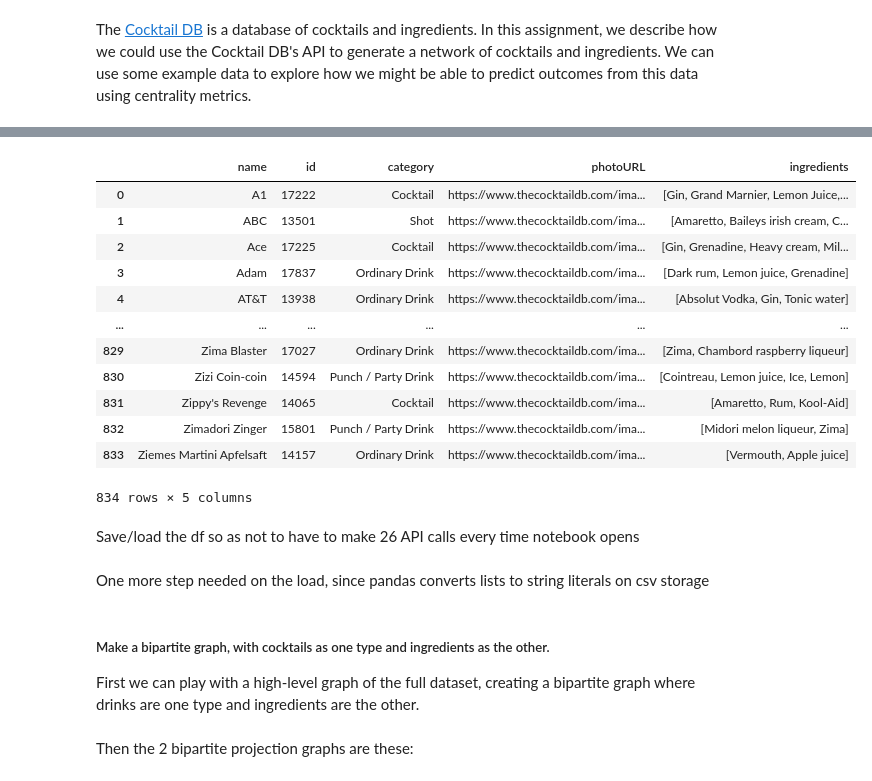
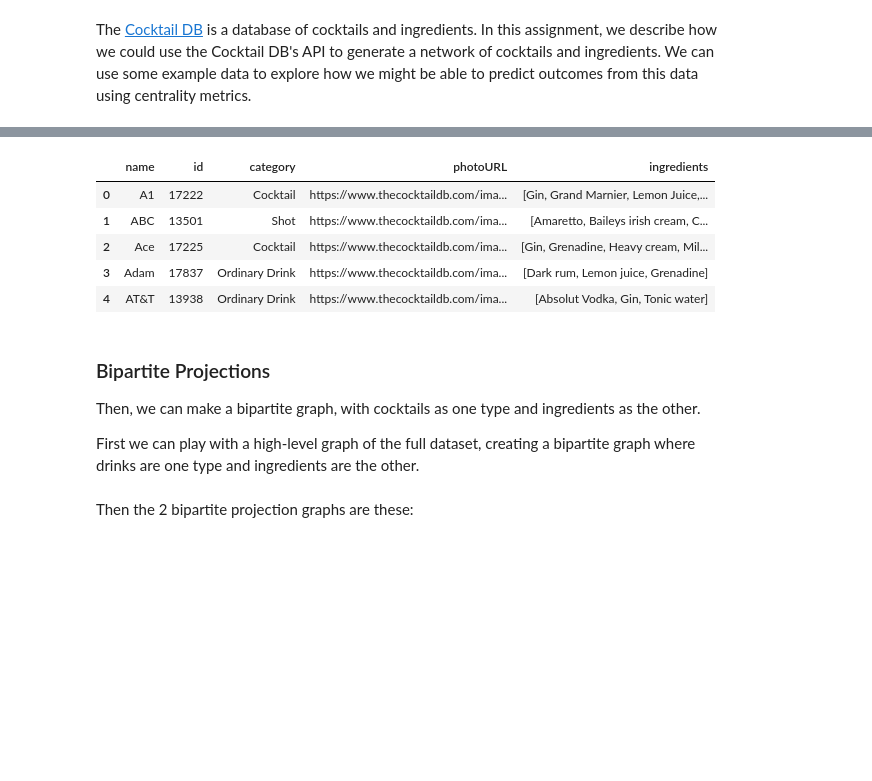
Before and after one commit to ebhtra/gory-graph, a Jupyter notebook: Project 1.ipynb, the cells around one changed output, grey strips where cells are left out. Drawn from its saved outputs; the diff is of its cells as text; code cells hidden in the pictures; blank space fills up the shorter version.

Commit message:
Cleaning up prose, adding graph, finalizing ANOVA

```diff
--- a/Project 1.ipynb
+++ b/Project 1.ipynb
@@ -59,23 +60,14 @@ for l in 'abcdefghijklmnopqrstuvwxyz':
 # %%
 drinkDF = pd.DataFrame({'name': name,
                        'id': ids,
                        'category': cat,
                        'photoURL': pic,
                        'ingredients': ingr})
-drinkDF
+drinkDF.head()
 # %% [output]
 |  | name | id | category | photoURL | ingredients |
 | 0 | A1 | 17222 | Cocktail | https://www.thecocktaildb.com/ima... | [Gin, Grand Marnier, Lemon Juice,... |
 | 1 | ABC | 13501 | Shot | https://www.thecocktaildb.com/ima... | [Amaretto, Baileys irish cream, C... |
 | 2 | Ace | 17225 | Cocktail | https://www.thecocktaildb.com/ima... | [Gin, Grenadine, Heavy cream, Mil... |
 | 3 | Adam | 17837 | Ordinary Drink | https://www.thecocktaildb.com/ima... | [Dark rum, Lemon juice, Grenadine] |
 | 4 | AT&T | 13938 | Ordinary Drink | https://www.thecocktaildb.com/ima... | [Absolut Vodka, Gin, Tonic water] |
-| ... | ... | ... | ... | ... | ... |
-| 829 | Zima Blaster | 17027 | Ordinary Drink | https://www.thecocktaildb.com/ima... | [Zima, Chambord raspberry liqueur] |
-| 830 | Zizi Coin-coin | 14594 | Punch / Party Drink | https://www.thecocktaildb.com/ima... | [Cointreau, Lemon juice, Ice, Lemon] |
-| 831 | Zippy's Revenge | 14065 | Cocktail | https://www.thecocktaildb.com/ima... | [Amaretto, Rum, Kool-Aid] |
-| 832 | Zimadori Zinger | 15801 | Punch / Party Drink | https://www.thecocktaildb.com/ima... | [Midori melon liqueur, Zima] |
-| 833 | Ziemes Martini Apfelsaft | 14157 | Ordinary Drink | https://www.thecocktaildb.com/ima... | [Vermouth, Apple juice] |
-834 rows × 5 columns
-# %% [markdown]
-Save/load the df so as not to have to make 26 API calls every time notebook opens
@@ -85,2 +73,0 @@ Save/load the df so as not to have to make 26 API calls every time notebook open
-# %% [markdown]
-One more step needed on the load, since pandas converts lists to string literals on csv storage
@@ -90,5 +74,7 @@ One more step needed on the load, since pandas converts lists to string literals
 # %% [markdown]
-##### Make a bipartite graph, with cocktails as one type and ingredients as the other.
+### Bipartite Projections
+
+Then, we can make a bipartite graph, with cocktails as one type and ingredients as the other.
 
 First we can play with a high-level graph of the full dataset, creating a bipartite graph where drinks are one type and ingredients are the other.
 # %%
```
Also changed, not shown: parts of 43 cells of this notebook.
